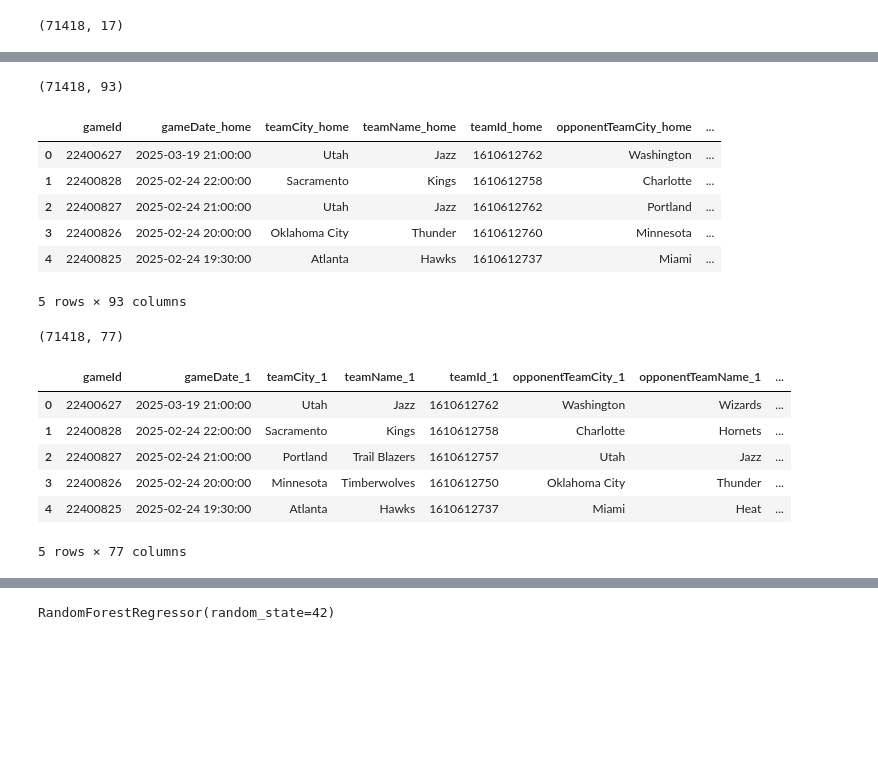
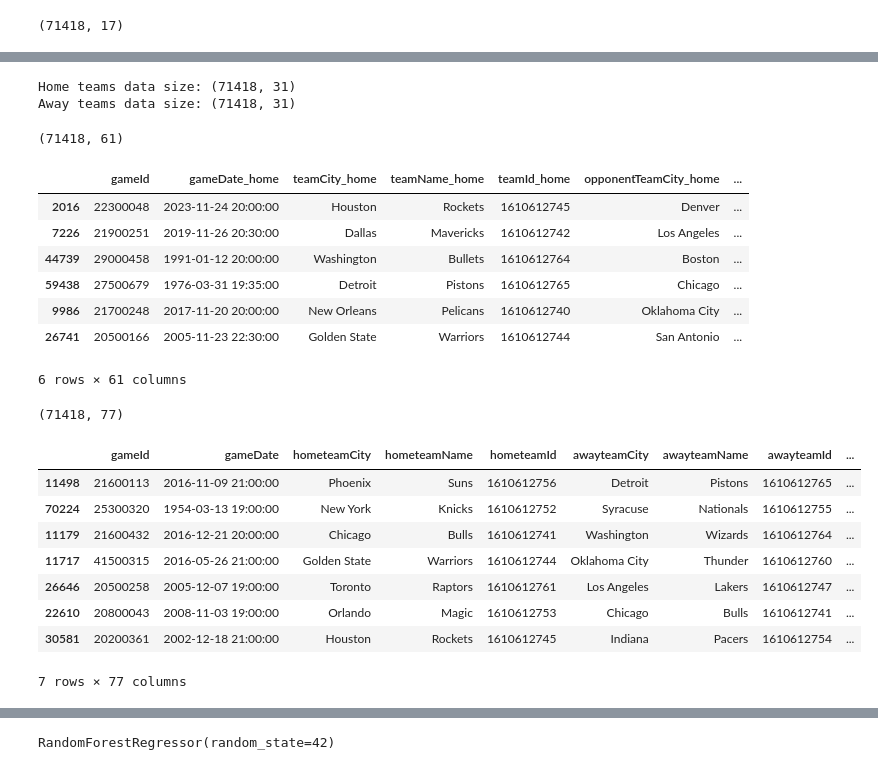
Before and after one commit to pshukl21/CollabProject, a Jupyter notebook: nbaModel.ipynb, the cells around one changed output, grey strips where cells are left out. Saved outputs shown, nothing was run; the diff lists cells and outputs as text; code cells hidden in the pictures; blank space fills up the shorter version.

```diff
--- a/nbaModel.ipynb
+++ b/nbaModel.ipynb
@@ -160,12 +109,12 @@ Missingness of df_teams
 # %%
 # missing percentage per column
 cols_without_missing = []
-for col in df_teams.columns:
-    missing_percent = df_teams[col].isna().sum()/len(df_teams)
-    if missing_percent > 0.30:
-        print(col, missing_percent)
+for col in df_games_big.columns:
+    missing_percent = df_games_big[col].isna().sum()/len(df_games_big)
+    if missing_percent > 0.30: # if more than 30% of the column is missing, we want to drop it
         cols_without_missing.append(False)
     else:
         cols_without_missing.append(True)
 
-cols_without_missing
+# removing the columns with too many missing values
+df_games_big = df_games_big[df_games_big.columns[cols_without_missing]]
@@ -210,7 +126,6 @@ This data also contains information on every NBA game. It has slightly different
 # %%
-games_data_path = os.path.join(notebook_directory,'data','Games.csv')
-df_games = pd.read_csv(games_data_path)
-np.shape(df_games)
-# len(df_games.gameId.unique())
+games_small_data_path = os.path.join(notebook_directory,'data','Games.csv')
+df_games_small = pd.read_csv(games_small_data_path)
+np.shape(df_games_small)
 # %% [output]
 (71418, 17)
@@ -313,26 +174,42 @@ df_teams2.head()
+# %%
+# subsetting by home teams
+df_games_big_home = df_games_big[df_games_big.home == 1]
+print(f"Home teams data size: {df_games_big_home.shape}")
+
+# subsetting by away teams
+df_games_big_away = df_games_big[df_games_big.home == 0]
+print(f"Away teams data size: {df_games_big_away.shape}")
+# %% [output]
+Home teams data size: (71418, 31)
+Away teams data size: (71418, 31)
 # %%
-df_games1 = df_teams_home.merge(right=df_teams_away,how='inner',on='gameId',suffixes=('_home','_away'))
-print(df_games1.shape)
-df_games1.head()
+# merging home and away teams dataframes
+df_games_wide = df_games_big_home.merge(right=df_games_big_away,how='inner',on='gameId',suffixes=('_home','_away'))
+print(df_games_wide.shape)
+df_games_wide.sample(6)
 # %% [output]
-(71418, 93)
+(71418, 61)
 |  | gameId | gameDate_home | teamCity_home | teamName_home | teamId_home | opponentTeamCity_home | ... |
-| 0 | 22400627 | 2025-03-19 21:00:00 | Utah | Jazz | 1610612762 | Washington | ... |
-| 1 | 22400828 | 2025-02-24 22:00:00 | Sacramento | Kings | 1610612758 | Charlotte | ... |
-| 2 | 22400827 | 2025-02-24 21:00:00 | Utah | Jazz | 1610612762 | Portland | ... |
-| 3 | 22400826 | 2025-02-24 20:00:00 | Oklahoma City | Thunder | 1610612760 | Minnesota | ... |
-| 4 | 22400825 | 2025-02-24 19:30:00 | Atlanta | Hawks | 1610612737 | Miami | ... |
+| 2016 | 22300048 | 2023-11-24 20:00:00 | Houston | Rockets | 1610612745 | Denver | ... |
+| 7226 | 21900251 | 2019-11-26 20:30:00 | Dallas | Mavericks | 1610612742 | Los Angeles | ... |
+| 44739 | 29000458 | 1991-01-12 20:00:00 | Washington | Bullets | 1610612764 | Boston | ... |
+| 59438 | 27500679 | 1976-03-31 19:35:00 | Detroit | Pistons | 1610612765 | Chicago | ... |
+| 9986 | 21700248 | 2017-11-20 20:00:00 | New Orleans | Pelicans | 1610612740 | Oklahoma City | ... |
+| 26741 | 20500166 | 2005-11-23 22:30:00 | Golden State | Warriors | 1610612744 | San Antonio | ... |
-5 rows × 93 columns
+6 rows × 61 columns
 # %%
-df_games = df_games1.merge(right=df_games,how='inner',on='gameId',suffixes=('_teams','_games'))
+# merging df_games and home and away teams (df_games_wide) dataframes to make one big df_games dataframe
+df_games = df_games_small.merge(right=df_games_wide,how='inner',on='gameId',suffixes=('_teams','_games'))
 print(df_games.shape)
-df_games.head()
+df_games.sample(7)
 # %% [output]
 (71418, 77)
-|  | gameId | gameDate_1 | teamCity_1 | teamName_1 | teamId_1 | opponentTeamCity_1 | opponentTeamName_1 | ... |
-| 0 | 22400627 | 2025-03-19 21:00:00 | Utah | Jazz | 1610612762 | Washington | Wizards | ... |
-| 1 | 22400828 | 2025-02-24 22:00:00 | Sacramento | Kings | 1610612758 | Charlotte | Hornets | ... |
-| 2 | 22400827 | 2025-02-24 21:00:00 | Portland | Trail Blazers | 1610612757 | Utah | Jazz | ... |
-| 3 | 22400826 | 2025-02-24 20:00:00 | Minnesota | Timberwolves | 1610612750 | Oklahoma City | Thunder | ... |
-| 4 | 22400825 | 2025-02-24 19:30:00 | Atlanta | Hawks | 1610612737 | Miami | Heat | ... |
+|  | gameId | gameDate | hometeamCity | hometeamName | hometeamId | awayteamCity | awayteamName | awayteamId | ... |
+| 11498 | 21600113 | 2016-11-09 21:00:00 | Phoenix | Suns | 1610612756 | Detroit | Pistons | 1610612765 | ... |
+| 70224 | 25300320 | 1954-03-13 19:00:00 | New York | Knicks | 1610612752 | Syracuse | Nationals | 1610612755 | ... |
+| 11179 | 21600432 | 2016-12-21 20:00:00 | Chicago | Bulls | 1610612741 | Washington | Wizards | 1610612764 | ... |
+| 11717 | 41500315 | 2016-05-26 21:00:00 | Golden State | Warriors | 1610612744 | Oklahoma City | Thunder | 1610612760 | ... |
+| 26646 | 20500258 | 2005-12-07 19:00:00 | Toronto | Raptors | 1610612761 | Los Angeles | Lakers | 1610612747 | ... |
+| 22610 | 20800043 | 2008-11-03 19:00:00 | Orlando | Magic | 1610612753 | Chicago | Bulls | 1610612741 | ... |
+| 30581 | 20200361 | 2002-12-18 21:00:00 | Houston | Rockets | 1610612745 | Indiana | Pacers | 1610612754 | ... |
-5 rows × 77 columns
+7 rows × 77 columns
```
Also changed, not shown: parts of 40 cells of this notebook.
